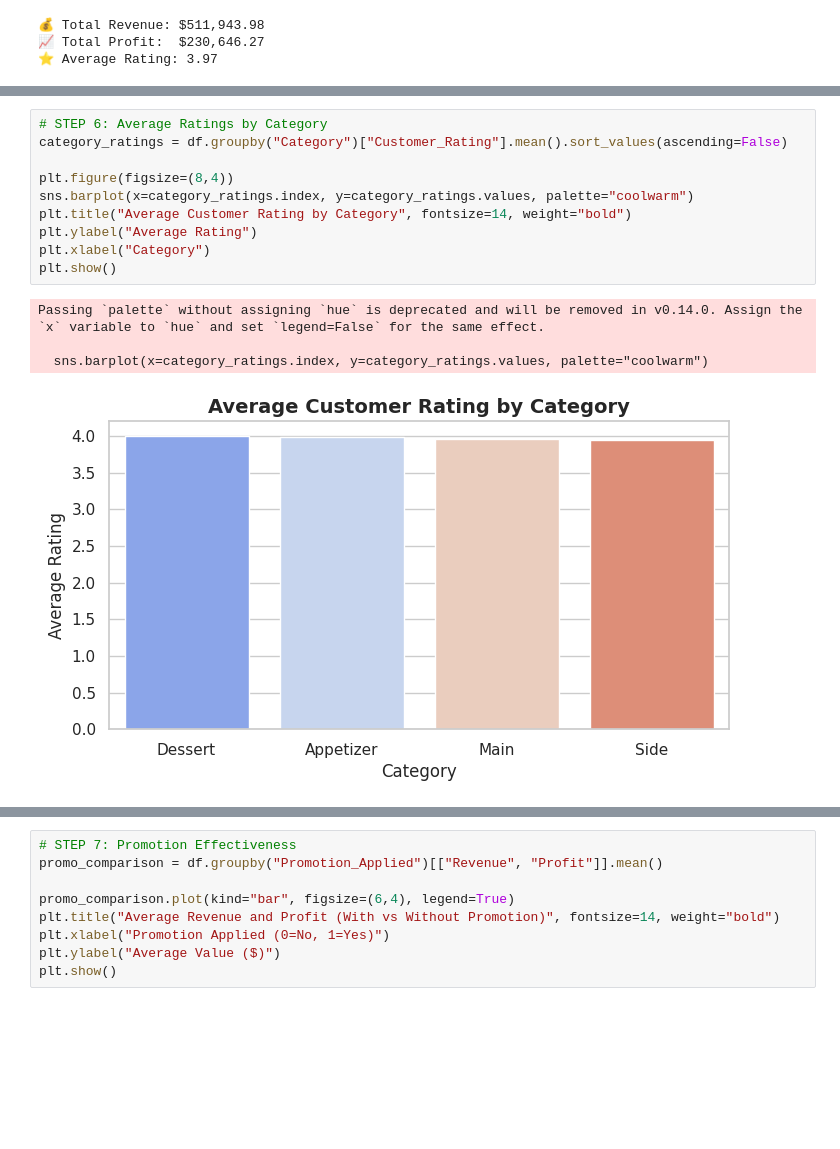
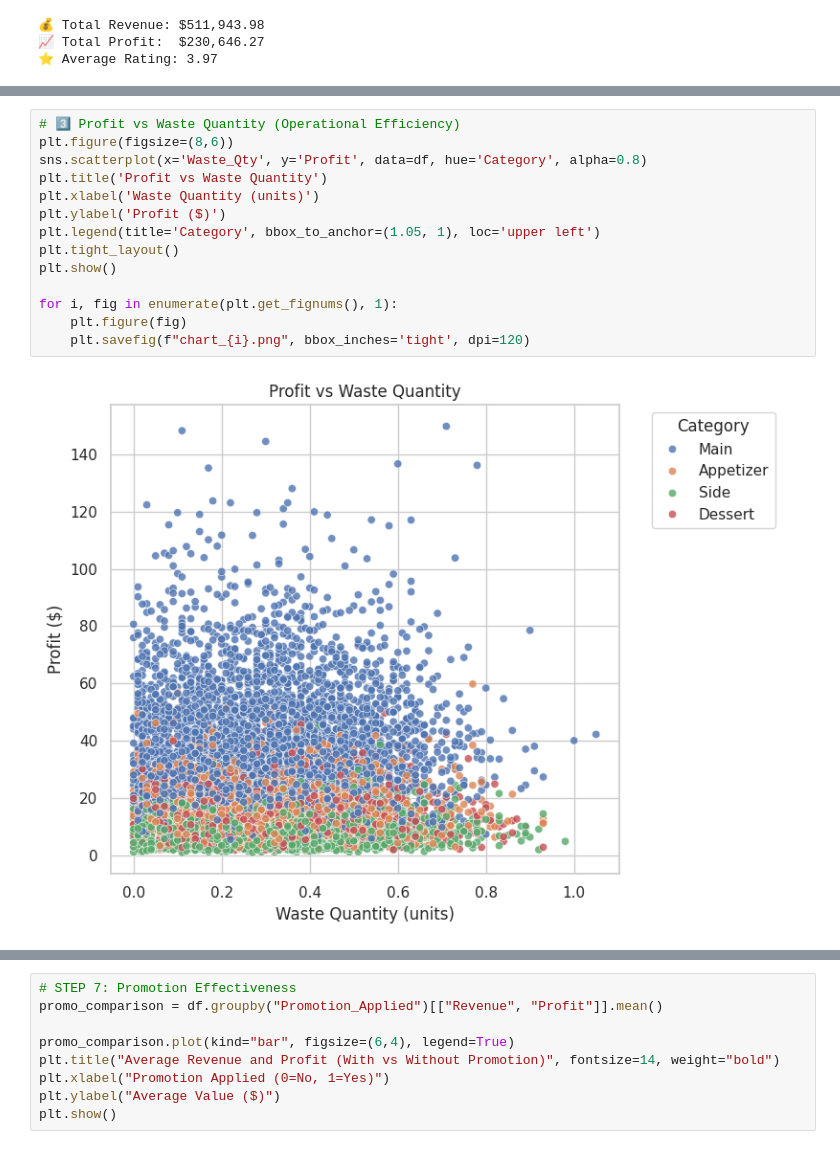
Before and after one commit to LonnieSly/Cajun-Creole-Restaurant-Revenue-Optimization-using-AI-ML, a Jupyter notebook: Smart_Menu_Insights_Cajun_Creole_Edition.ipynb, the cells around one changed output, grey strips where cells are left out. Cells and saved outputs as stored; diff of their text form; blank space fills up the shorter version.

```diff
--- a/Smart_Menu_Insights_Cajun_Creole_Edition.ipynb
+++ b/Smart_Menu_Insights_Cajun_Creole_Edition.ipynb
@@ -432,15 +440,16 @@ plt.show()
-# %%
-# STEP 6: Average Ratings by Category
-category_ratings = df.groupby("Category")["Customer_Rating"].mean().sort_values(ascending=False)
-
-plt.figure(figsize=(8,4))
-sns.barplot(x=category_ratings.index, y=category_ratings.values, palette="coolwarm")
-plt.title("Average Customer Rating by Category", fontsize=14, weight="bold")
-plt.ylabel("Average Rating")
-plt.xlabel("Category")
-plt.show()
-# %% [output]
-Passing `palette` without assigning `hue` is deprecated and will be removed in v0.14.0. Assign the `x` variable to `hue` and set `legend=False` for the same effect.
-
-  sns.barplot(x=category_ratings.index, y=category_ratings.values, palette="coolwarm")
-[figure, removed]
+# %%
+# 3️⃣ Profit vs Waste Quantity (Operational Efficiency)
+plt.figure(figsize=(8,6))
+sns.scatterplot(x='Waste_Qty', y='Profit', data=df, hue='Category', alpha=0.8)
+plt.title('Profit vs Waste Quantity')
+plt.xlabel('Waste Quantity (units)')
+plt.ylabel('Profit ($)')
+plt.legend(title='Category', bbox_to_anchor=(1.05, 1), loc='upper left')
+plt.tight_layout()
+plt.show()
+
+for i, fig in enumerate(plt.get_fignums(), 1):
+    plt.figure(fig)
+    plt.savefig(f"chart_{i}.png", bbox_inches='tight', dpi=120)
+# %% [output]
+[figure, added]
```
Also changed, not shown: parts of 6 cells of this notebook.
